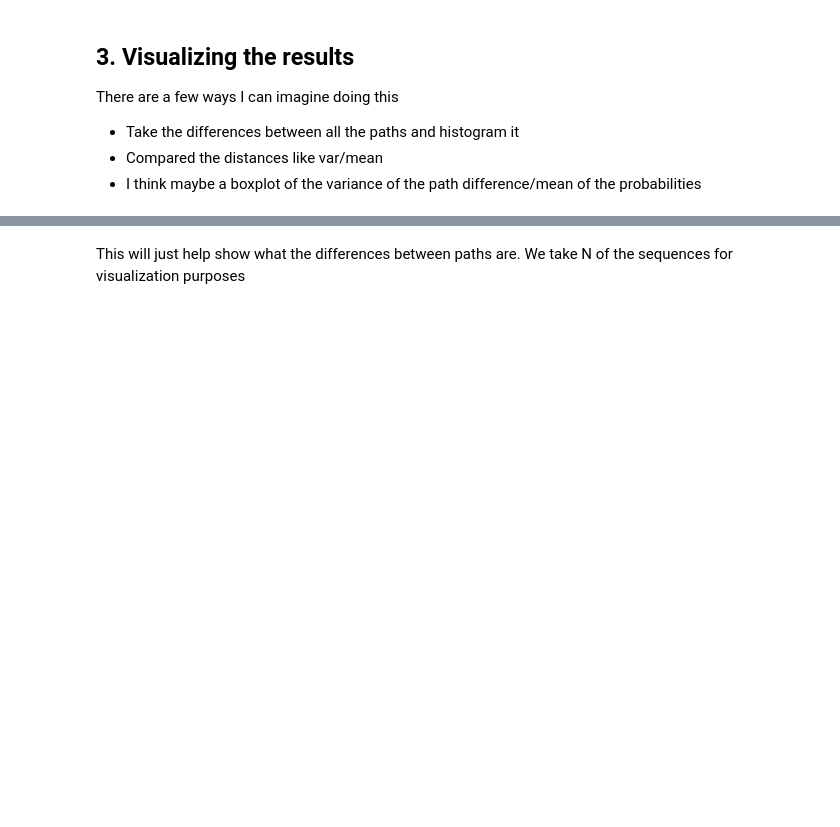
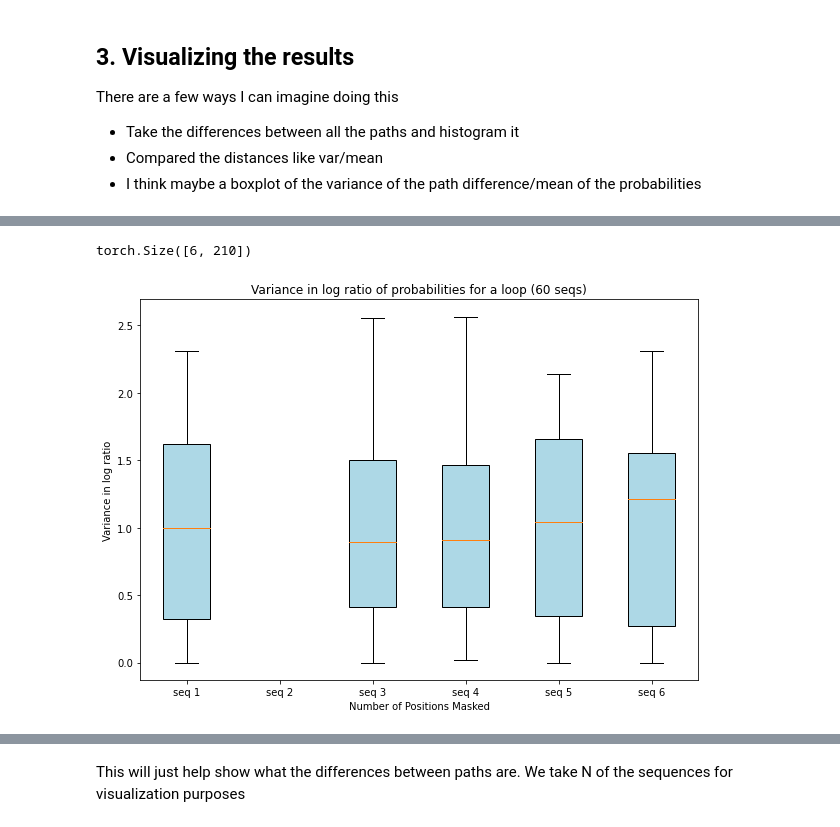
Before and after one commit to emisbrooke/transformer-path-dependence, a Jupyter notebook: tutorial_v2.ipynb, the cells around one changed output, grey strips where cells are left out. Saved outputs shown, nothing was run; the diff lists cells and outputs as text; code cells hidden in the pictures; blank space fills up the shorter version.

```diff
--- a/tutorial_v2.ipynb
+++ b/tutorial_v2.ipynb
@@ -92,0 +224,20 @@ ending_seqs = np.load(f'{filepath}ending_seqs_{iters}_iters_{num_mask}_masked_{n
+# %%
+fig = plt.figure(figsize =(10, 7))
+ax = fig.add_subplot(111)
+print(new.shape)
+normalized_diff = (new.transpose(0,1)/mean).transpose(0,1)
+bp = ax.boxplot(normalized_diff, positions=np.arange(1, 7), showfliers=True, patch_artist = True, zorder=-1)
+for patch in bp['boxes']:
+    patch.set_facecolor('lightblue')
+tick_labels = []
+for i in range(6):
+    tick_labels.append(f'seq {i+1}')
+ax.set_xticks(np.arange(6)+1)
+ax.set_xticklabels(tick_labels)
+ax.set_xlabel('Number of Positions Masked')
+plt.title('Variance in log ratio of probabilities for a loop (60 seqs)')
+ax.set_ylabel('Variance in log ratio')
+plt.savefig('figs/Variance_in_loops_blox_plot')
+# %% [output]
+torch.Size([6, 210])
+[figure, added]
```
Also changed, not shown: parts of 16 cells of this notebook, 5 other files.
